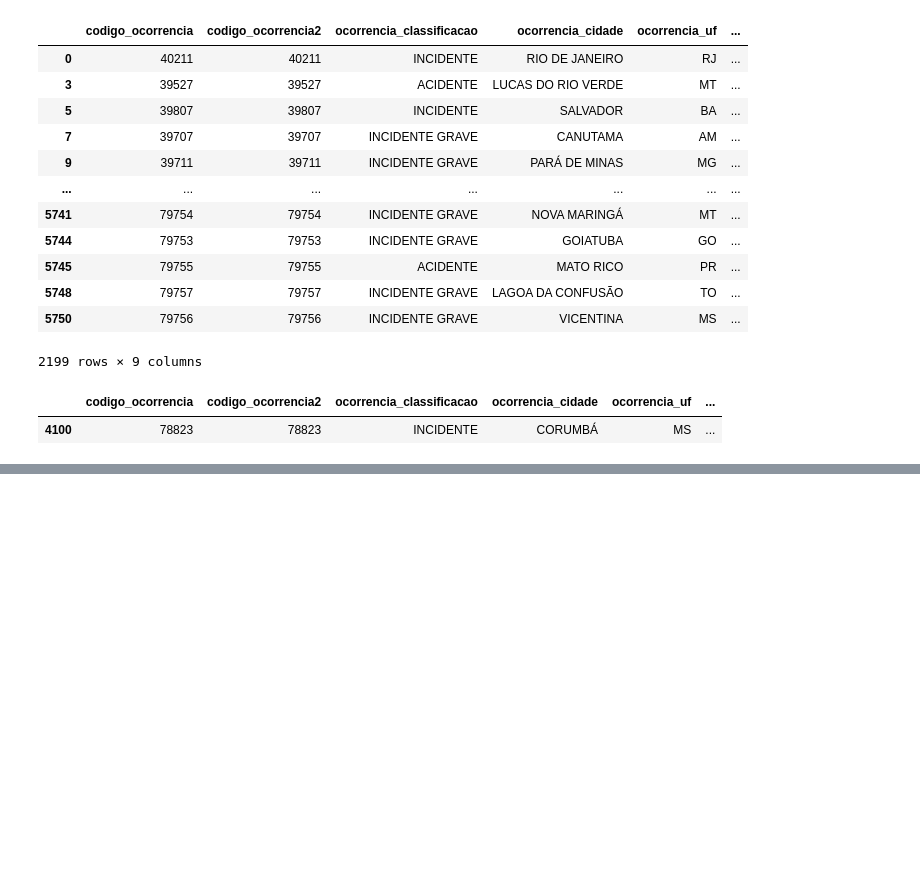
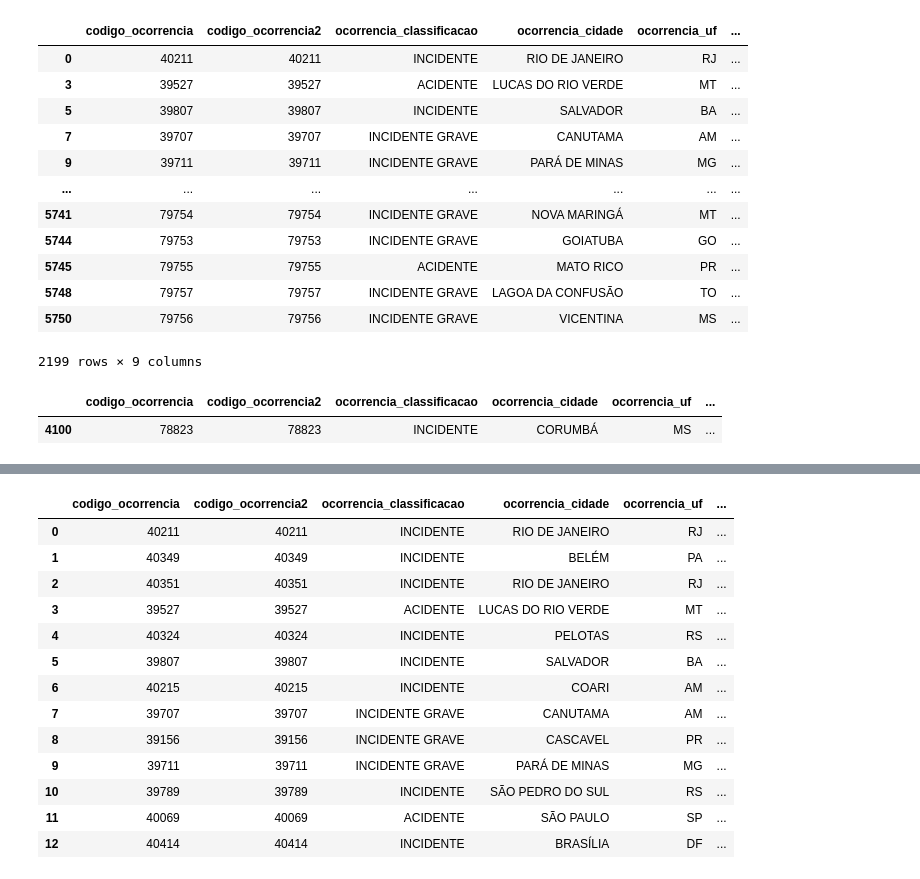
Before and after one commit to cyrogabrielcc/etl_python, a Jupyter notebook: Untitled.ipynb, the cells around one changed output, grey strips where cells are left out. Drawn from its saved outputs; the diff is of its cells as text; code cells hidden in the pictures; blank space fills up the shorter version.

```diff
--- a/Untitled.ipynb
+++ b/Untitled.ipynb
@@ -75,0 +220,2 @@ df.loc[filtro]
+# %%
+df['ocorrencia_dia_hora'] = df.ocorrencia_dia.astype(str) + ' ' + df.ocorrencia_hora
@@ -75,0 +238,21 @@ df.loc[filtro]
+# %%
+#valores entre 01-01-2010 e 10-01-2010
+
+f1 = df.ocorrencia_dia_hora >= '2010-01-01 00:00:00'
+f2 = df.ocorrencia_dia_hora <= '2010-01-10 23:59:59'
+df.loc[f1 & f2]
+# %% [output]
+|  | codigo_ocorrencia | codigo_ocorrencia2 | ocorrencia_classificacao | ocorrencia_cidade | ocorrencia_uf | ... |
+| 0 | 40211 | 40211 | INCIDENTE | RIO DE JANEIRO | RJ | ... |
+| 1 | 40349 | 40349 | INCIDENTE | BELÉM | PA | ... |
+| 2 | 40351 | 40351 | INCIDENTE | RIO DE JANEIRO | RJ | ... |
+| 3 | 39527 | 39527 | ACIDENTE | LUCAS DO RIO VERDE | MT | ... |
+| 4 | 40324 | 40324 | INCIDENTE | PELOTAS | RS | ... |
+| 5 | 39807 | 39807 | INCIDENTE | SALVADOR | BA | ... |
+| 6 | 40215 | 40215 | INCIDENTE | COARI | AM | ... |
+| 7 | 39707 | 39707 | INCIDENTE GRAVE | CANUTAMA | AM | ... |
+| 8 | 39156 | 39156 | INCIDENTE GRAVE | CASCAVEL | PR | ... |
+| 9 | 39711 | 39711 | INCIDENTE GRAVE | PARÁ DE MINAS | MG | ... |
+| 10 | 39789 | 39789 | INCIDENTE | SÃO PEDRO DO SUL | RS | ... |
+| 11 | 40069 | 40069 | ACIDENTE | SÃO PAULO | SP | ... |
+| 12 | 40414 | 40414 | INCIDENTE | BRASÍLIA | DF | ... |
```
Also changed, not shown: parts of 10 cells of this notebook.
